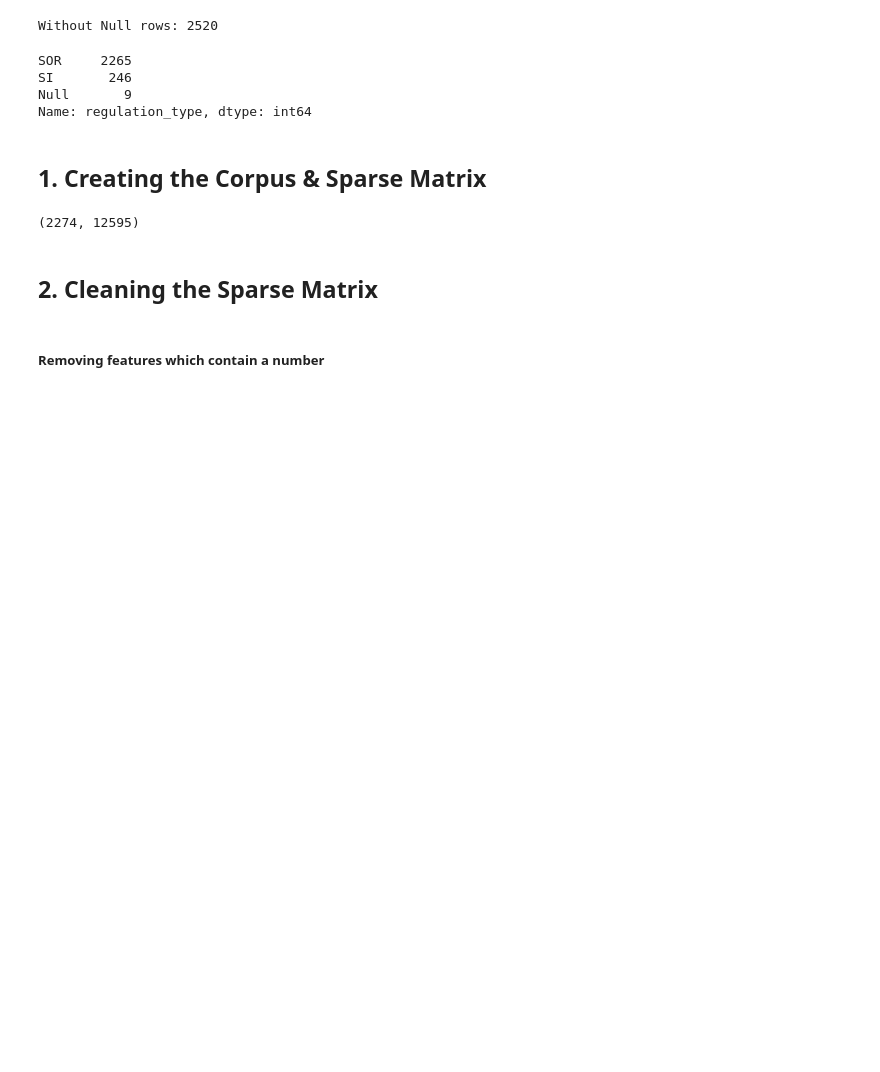
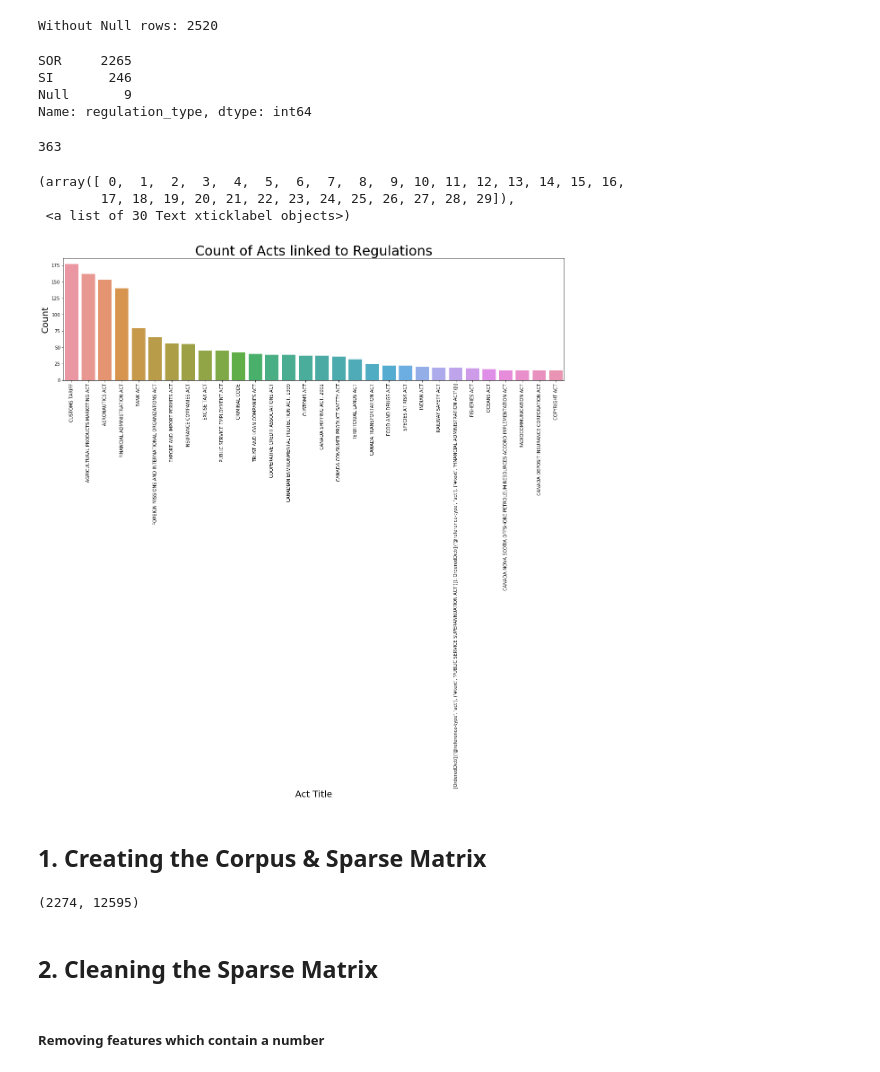
Before and after one commit to emmaheo/flat_table, a Jupyter notebook: Sparse Matrix v5.ipynb, the cells around one changed output. Drawn from its saved outputs; the diff is of its cells as text; code cells hidden in the pictures; blank space fills up the shorter version.

Commit message:
Reg_Act_Counts_v1
Count of how many times an act appears in the regulations

```diff
--- a/Sparse Matrix v5.ipynb
+++ b/Sparse Matrix v5.ipynb
@@ -37,3 +37,38 @@ Null       9
 Name: regulation_type, dtype: int64
 # %%
 dataset = dataset[dataset['regulation_type']!= 'SI']
+# %%
+#What are the different types of acts? This will be helpful for industry tagging
+## Note that in the xml extraction, some of the original entries for enabling authority were lists, requires cleaning
+
+list_enabling_authority = list(dataset['enabling_authority'])
+clean_acts = []
+
+for i in range(0,len(list_enabling_authority)):
+    clean_acts.append(str(list_enabling_authority[i]))
+
+dataset['list_enabling_authority'] = clean_acts
+# %%
+#counting the number of times each act appears
+dataset_act_count = pd.DataFrame(dataset['list_enabling_authority'].value_counts().reset_index())
+
+#renaming the dataframe
+dataset_act_count.rename({'list_enabling_authority':'Act_Count', 'index':'Act_Title'},inplace=True)
+# %%
+dataset_act_count.rename(columns={'list_enabling_authority':'Act_Count', 'index':'Act_Title'},inplace=True)
+# %%
+print (len(dataset_act_count))
+# %% [output]
+363
+# %%
+fig, ax = plt.subplots(figsize=(20,5))
+sns.barplot(x='Act_Title',y='Act_Count',data=dataset_act_count.head(30))
+ax.set_title('Count of Acts linked to Regulations',size=30)
+ax.set_xlabel('Act Title', size=20)
+ax.set_ylabel('Count',size=20)
+plt.xticks(rotation=90)
+# %% [output]
+(array([ 0,  1,  2,  3,  4,  5,  6,  7,  8,  9, 10, 11, 12, 13, 14, 15, 16,
+        17, 18, 19, 20, 21, 22, 23, 24, 25, 26, 27, 28, 29]),
+ <a list of 30 Text xticklabel objects>)
+[figure, added]
```
Also changed, not shown: parts of 1 cell of this notebook, 1 other file.
